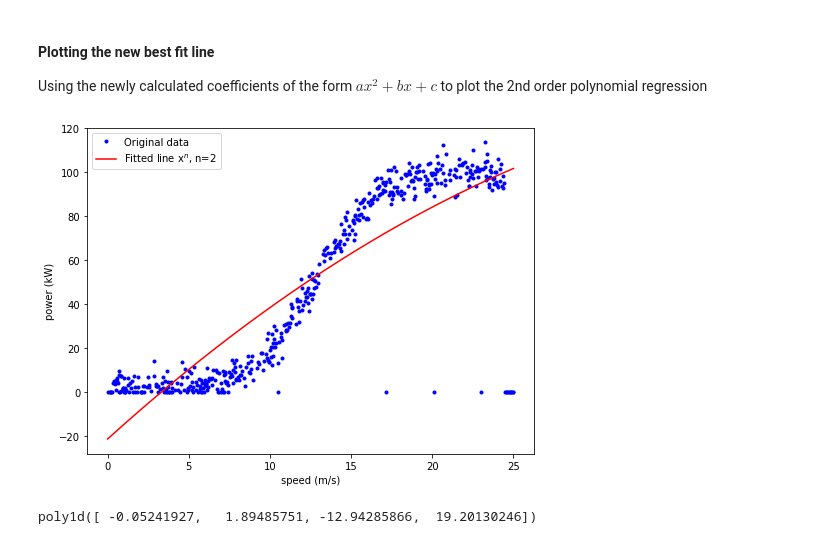
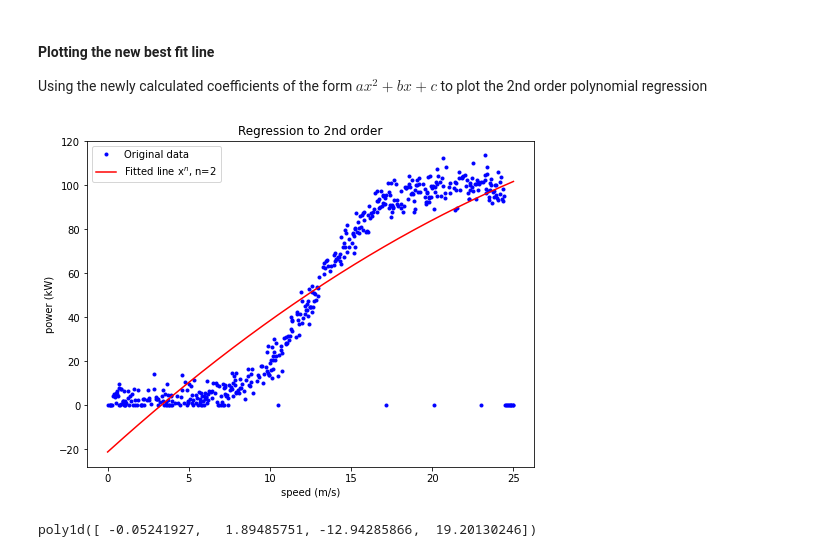
Before and after one commit to killfoley/fundamentalsofDA_project, a Jupyter notebook: Project.ipynb, the cells around one changed output. Drawn from its saved outputs; the diff is of its cells as text; code cells hidden in the pictures.

```diff
--- a/Project.ipynb
+++ b/Project.ipynb
@@ -277,18 +279,19 @@ Using the newly calculated coefficients of the form $ax^2 + bx + c$ to plot the
 # %%
 # Plot the original data vs newly fit polynomial line for x^n where n=2
 plt.figure(figsize=(8,6))
 plt.plot(speed, power, '.b', label='Original data')
 plt.plot(speed, p2(speed), 'r-', label='Fitted line x$^n$, n=2')
 
 # Add axis labels and a legend.
 plt.xlabel('speed (m/s)')
 plt.ylabel('power (kW)')
+plt.title("Regression to 2nd order")
 plt.legend()
 
 # Show the plot.
 plt.show();
 # %% [output]
-[figure, old version]
+[figure, new version]
 # %%
 # Use numpy polyfit to calculate the coefficients of the 3rd order curve
 z3 = np.polyfit(speed, power, 3)
```
Also changed, not shown: parts of 8 cells of this notebook, 3 other files.
